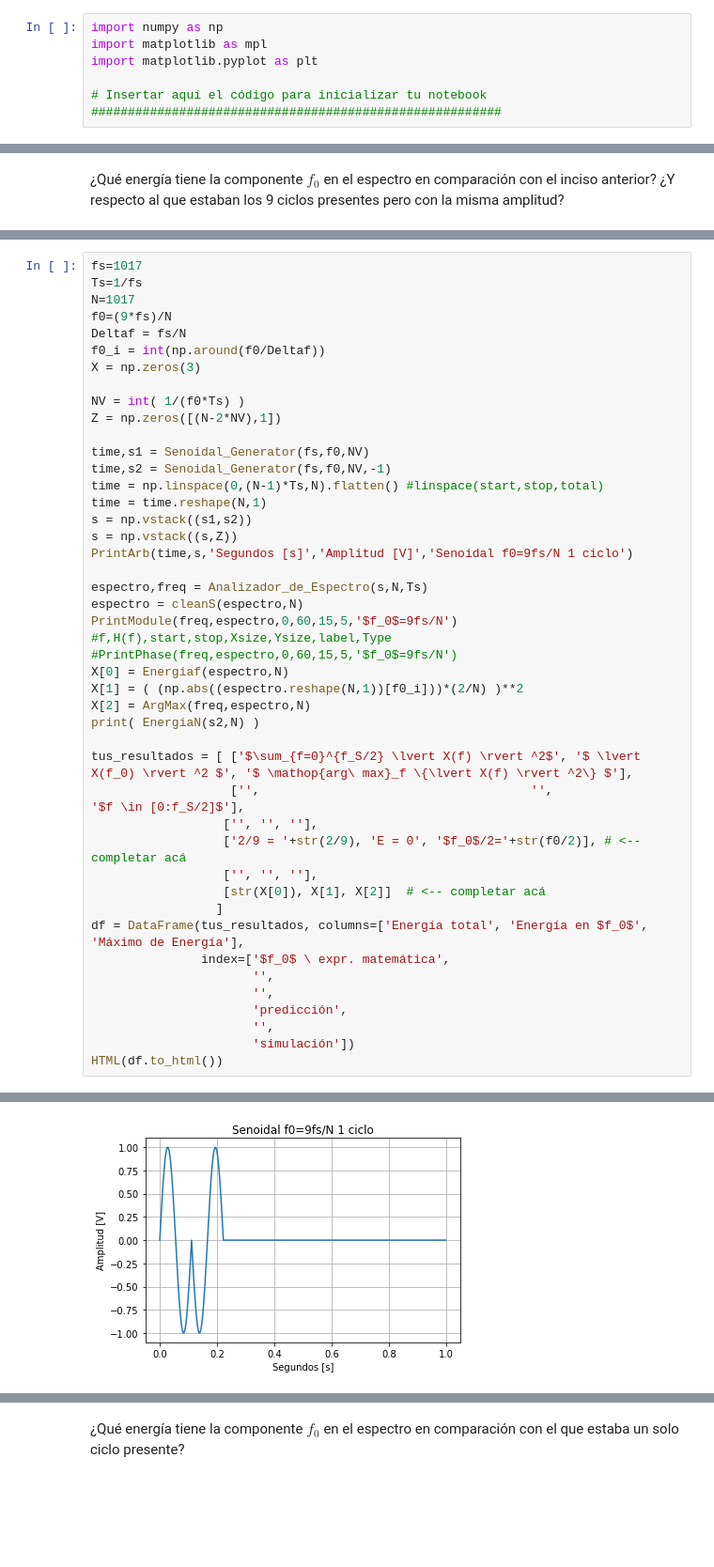
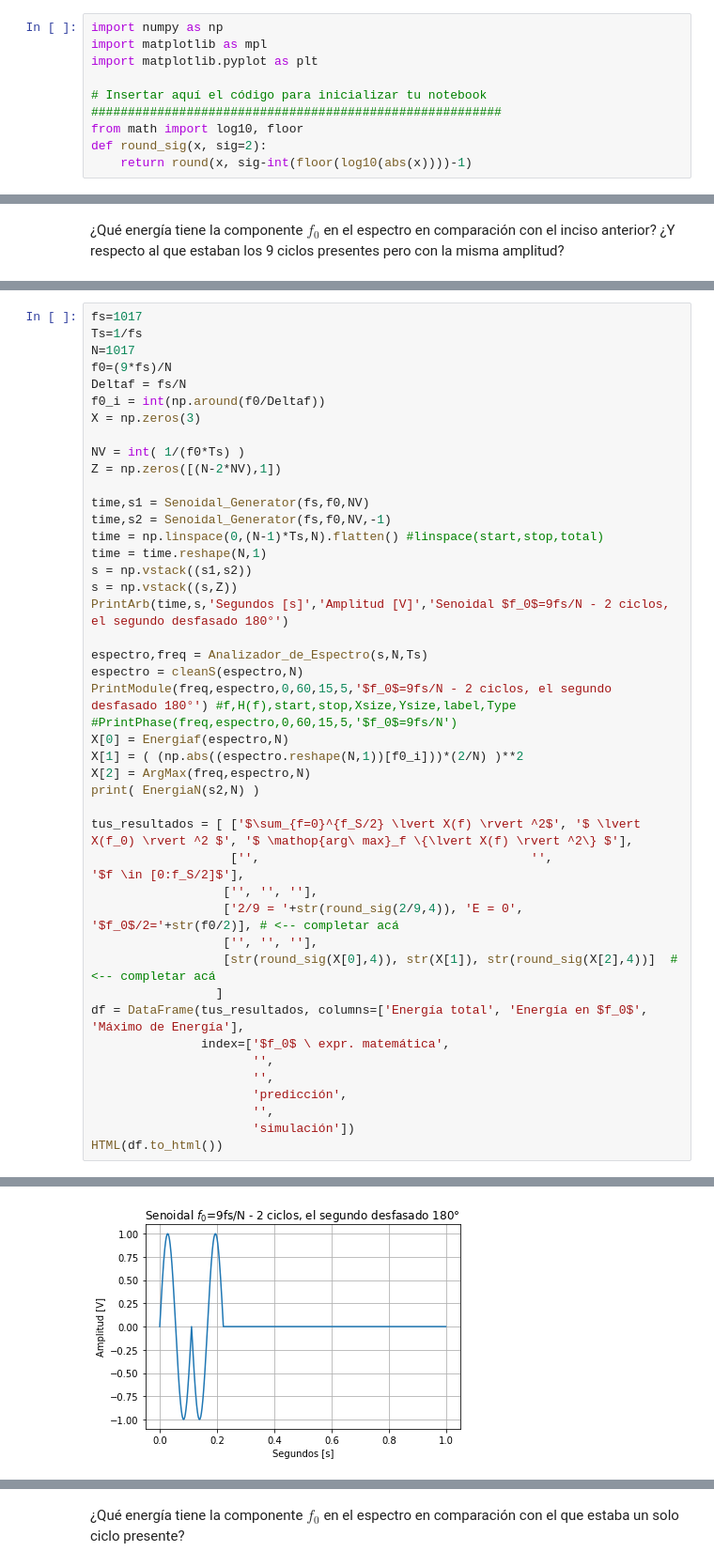
Before and after one commit to Sidorczuk/DSP, a Jupyter notebook: DSP-TP1-Sidorczuk-Nicolas.ipynb, the cells around one changed output, grey strips where cells are left out. Shown at 94% size. Drawn from its saved outputs; the diff is of its cells as text; blank space fills up the shorter version.

```diff
--- a/DSP-TP1-Sidorczuk-Nicolas.ipynb
+++ b/DSP-TP1-Sidorczuk-Nicolas.ipynb
@@ -40,6 +40,9 @@ import matplotlib.pyplot as plt
 
 # Insertar aquí el código para inicializar tu notebook
 ########################################################
+from math import log10, floor
+def round_sig(x, sig=2):
+    return round(x, sig-int(floor(log10(abs(x))))-1)
 # %%
 # NO modifiques este bloque
 ############################
@@ -1100,11 +1103,11 @@ time = np.linspace(0,(N-1)*Ts,N).flatten() #linspace(start,stop,total)
 time = time.reshape(N,1)
 s = np.vstack((s1,s2))
 s = np.vstack((s,Z))
-PrintArb(time,s,'Segundos [s]','Amplitud [V]','Senoidal f0=9fs/N 1 ciclo')
+PrintArb(time,s,'Segundos [s]','Amplitud [V]','Senoidal $f_0$=9fs/N - 2 ciclos, el segundo desfasado 180°')
 
 espectro,freq = Analizador_de_Espectro(s,N,Ts)
 espectro = cleanS(espectro,N)
-PrintModule(freq,espectro,0,60,15,5,'$f_0$=9fs/N') #f,H(f),start,stop,Xsize,Ysize,label,Type
+PrintModule(freq,espectro,0,60,15,5,'$f_0$=9fs/N - 2 ciclos, el segundo desfasado 180°') #f,H(f),start,stop,Xsize,Ysize,label,Type
 #PrintPhase(freq,espectro,0,60,15,5,'$f_0$=9fs/N')
 X[0] = Energiaf(espectro,N)
 X[1] = ( (np.abs((espectro.reshape(N,1))[f0_i]))*(2/N) )**2
@@ -1114,9 +1117,9 @@ print( EnergiaN(s2,N) )
 tus_resultados = [ ['$\sum_{f=0}^{f_S/2} \lvert X(f) \rvert ^2$', '$ \lvert X(f_0) \rvert ^2 $', '$ \mathop{arg\ max}_f \{\lvert X(f) \rvert ^2\} $'],
                    ['',                                     '',                           '$f \in [0:f_S/2]$'],
                   ['', '', ''],
-                  ['2/9 = '+str(2/9), 'E = 0', '$f_0$/2='+str(f0/2)], # <-- completar acá
+                  ['2/9 = '+str(round_sig(2/9,4)), 'E = 0', '$f_0$/2='+str(f0/2)], # <-- completar acá
                   ['', '', ''],
-                  [str(X[0]), X[1], X[2]]  # <-- completar acá
+                  [str(round_sig(X[0],4)), str(X[1]), str(round_sig(X[2],4))]  # <-- completar acá
                  ]
 df = DataFrame(tus_resultados, columns=['Energía total', 'Energía en $f_0$', 'Máximo de Energía'],
                index=['$f_0$ \ expr. matemática',
@@ -1138 +1141 @@ HTML(df.to_html())
-[figure, old version]
+[figure, new version]
```
Also changed, not shown: parts of 22 cells of this notebook.
